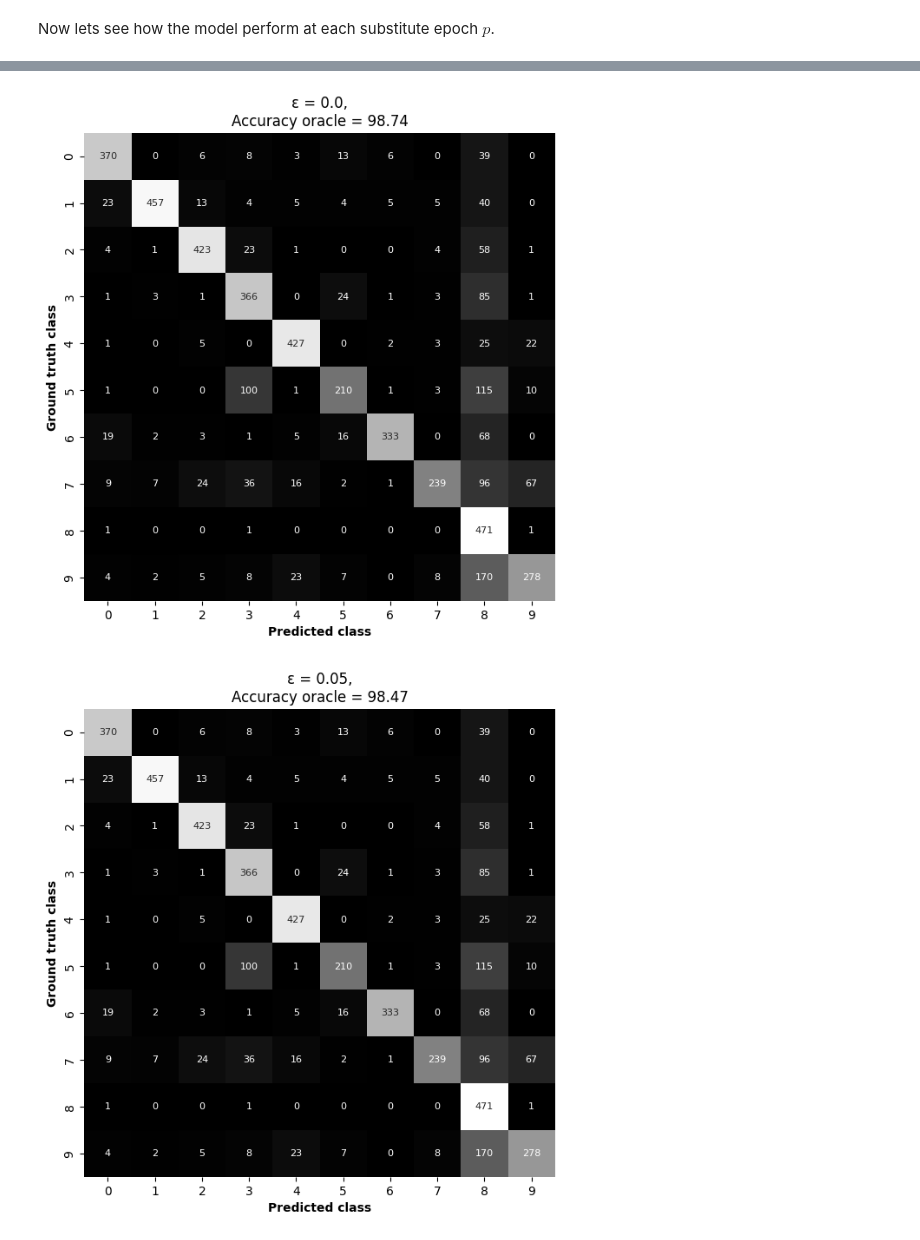
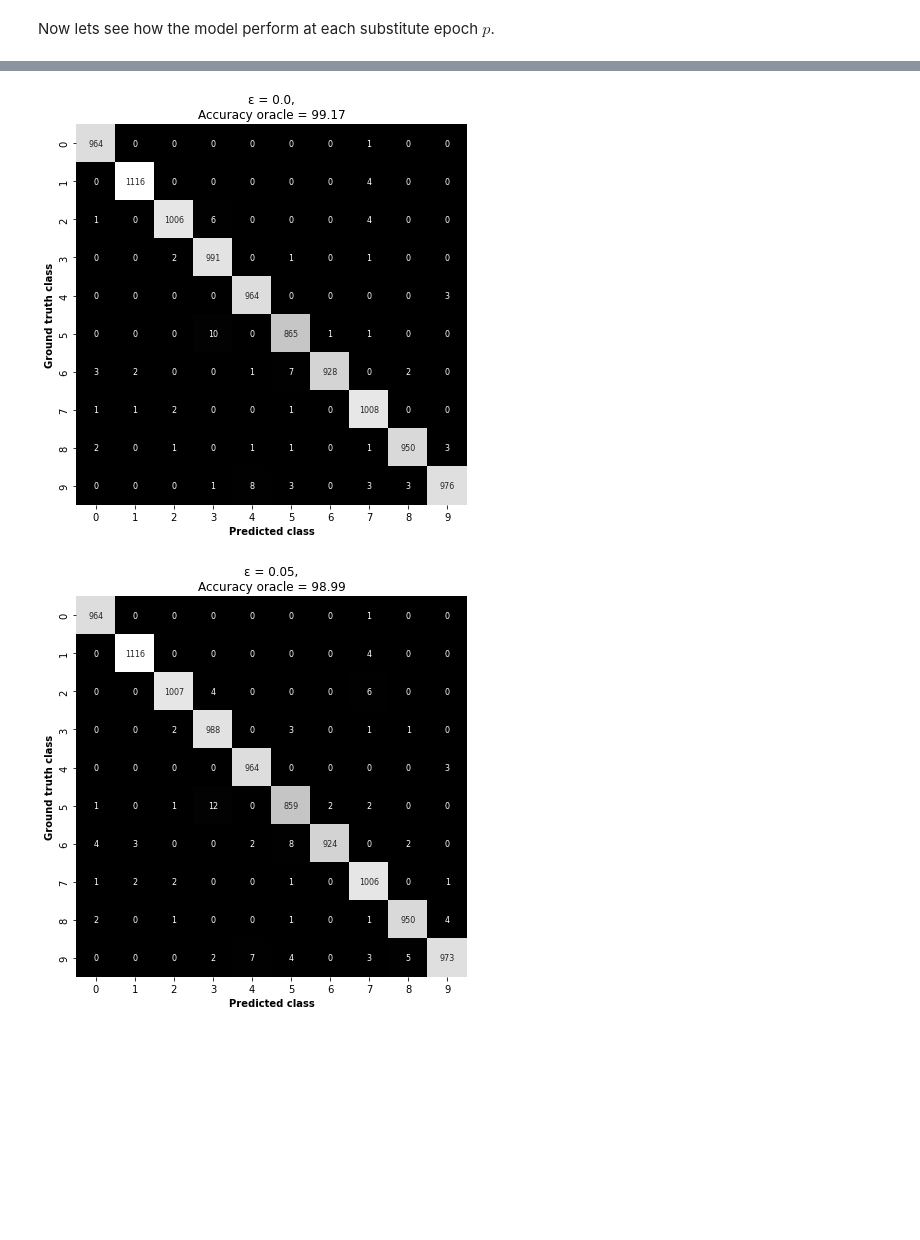
Before and after one commit to davidguzmanr/Practical-Black-Box-Attacks-against-Machine-Learning, a Jupyter notebook: Practical_Black_Box_Attacks_against_Machine_Learning.ipynb, the cells around one changed output, grey strips where cells are left out. Drawn from its saved outputs; the diff is of its cells as text; code cells hidden in the pictures; blank space fills up the shorter version.

```diff
--- a/Practical_Black_Box_Attacks_against_Machine_Learning.ipynb
+++ b/Practical_Black_Box_Attacks_against_Machine_Learning.ipynb
@@ -166,16 +265,0 @@ Accuracy p=6 83.98
-# %%
-anchor = 42
-i = 150 * 50  + anchor
-
-image = torch.load(f'src/substitute/data/training_set_6/{anchor}.pt')
-image_jacobian = torch.load(f'src/substitute/data/training_set_6/{i}.pt')
-
-prediction = get_oracle_prediction(image.unsqueeze(dim=0))
-prediction_jacobian = get_oracle_prediction(image_jacobian.unsqueeze(dim=0))
-
-fig, (ax0, ax1) = plt.subplots(nrows=1, ncols=2)
-ax0.imshow(image.permute(1,2,0), cmap='gray')
-ax0.set_title(f'pred={prediction.item()} mean={image.mean():0.4f}')
-
-ax1.imshow(image_jacobian.permute(1,2,0), cmap='gray')
-ax1.set_title(f'pred={prediction_jacobian.item()} mean={image_jacobian.mean():0.4f}')
@@ -210,10 +269,9 @@ undo last
 # %%
-transform = transforms.Compose(
-    [
-        transforms.ToTensor(),
-        # transforms.Normalize((0.1307,), (0.3081,)),
-    ]
-)
+substitute_model = SubstituteModel()
+substitute_model.load_state_dict(torch.load('models/substitute_model.pt', map_location=device))
+substitute_model.eval()
+
+transform = transforms.ToTensor()
 
 mnist_test = MNIST(
     root='src/black_box/data',
@@ -222,48 +280,40 @@ mnist_test = MNIST(
     transform=transform
 )
 
-test_indices = [i for i in range(len(mnist_test) - 5000) if i not in INDICES]
+test_indices = [i for i in range(len(mnist_test)) if i not in INDICES]
 images = torch.stack([mnist_test.__getitem__(i)[0] for i in test_indices])
 labels = torch.tensor([mnist_test.__getitem__(i)[1] for i in test_indices])
 images, labels = images.to(device), labels.to(device)
 
 # preprocessing = dict(mean=[0.1307], std=[0.3081], axis=-3)
-preprocessing = None
-fmodel = PyTorchModel(substitute_model, bounds=(0, 1), preprocessing=preprocessing)
+fmodel = PyTorchModel(substitute_model, bounds=(0, 1), preprocessing=None)
 
 attack = FGSM()
 epsilons = [0.00, 0.05, 0.20, 0.25, 0.30]
 
 raw_advs, clipped_advs, success = attack(fmodel, images, labels, epsilons=epsilons)
 # %%
-transform = transforms.Compose(
-    [
-        transforms.ToTensor(),
-        # transforms.Normalize((0.1307,), (0.3081,)),
-    ]
-)
-
 for (i, epsilon) in enumerate(epsilons):
     y_true, y_pred_oracle = [], []
     for (label, image_adversarial) in zip(labels, raw_advs[i]):
         label, image_adversarial = label.to(device), image_adversarial.to(device)
 
         prediction_oracle = get_oracle_prediction(image_adversarial.unsqueeze(dim=0))
 
         y_true.append(label.item())
         y_pred_oracle.append(prediction_oracle.item())
 
     accuracy_oracle = 100 * accuracy_score(y_true, y_pred_oracle)
 
-    df_cm = pd.DataFrame(confusion_matrix(y_true, y_pred), range(10), range(10))
+    df_cm = pd.DataFrame(confusion_matrix(y_true, y_pred_oracle), range(10), range(10))
     plt.figure(figsize=(7,7))
     sns.heatmap(df_cm, annot=True, annot_kws={"size": 8}, cbar=False, cmap='gray', fmt='0.0f')
 
     plt.xlabel('Predicted class', fontweight='bold')
     plt.ylabel('Ground truth class', fontweight='bold')
     plt.title(f'ε = {epsilon},\nAccuracy oracle = {accuracy_oracle:.2f}')
 
     plt.show()
 # %% [output]
-[figure, old version]
+[figure, new version]
-[figure, old version]
+[figure, new version]
```
Also changed, not shown: parts of 13 cells of this notebook, 5 other files.
